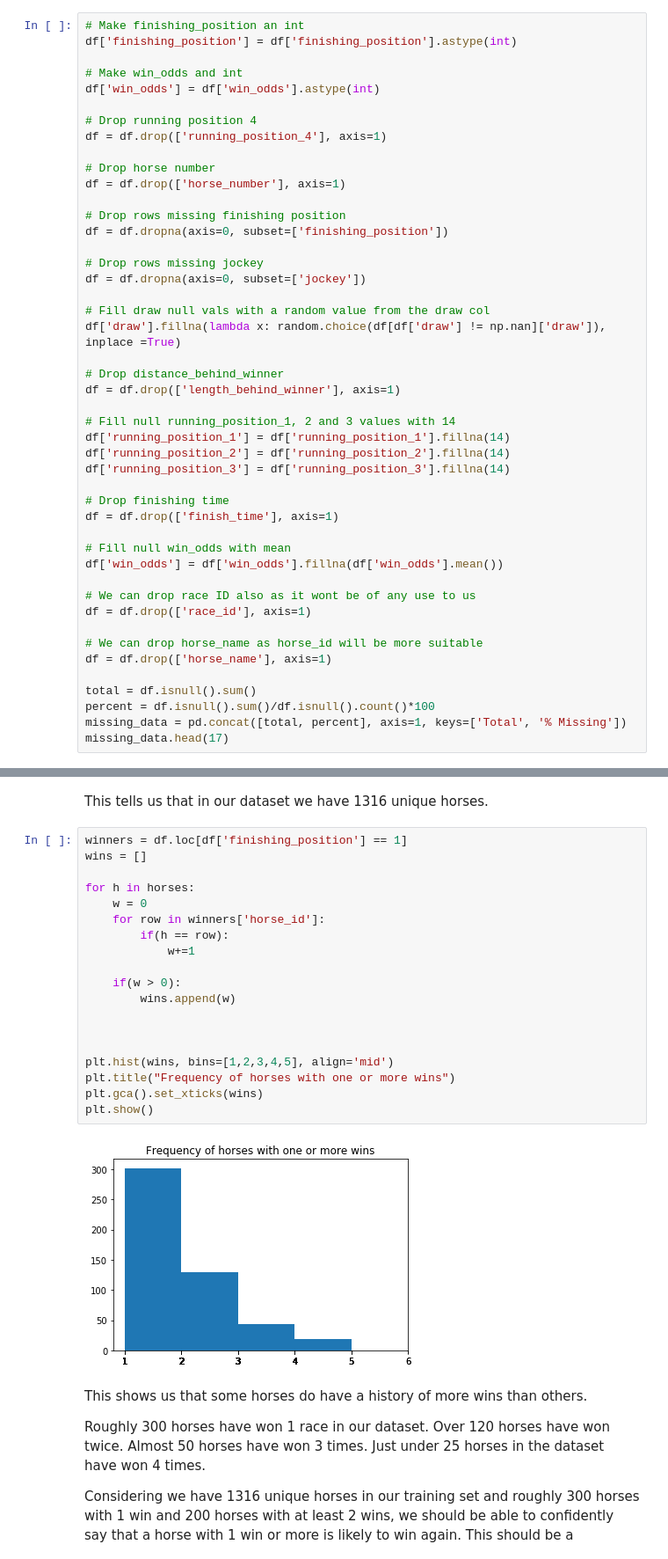
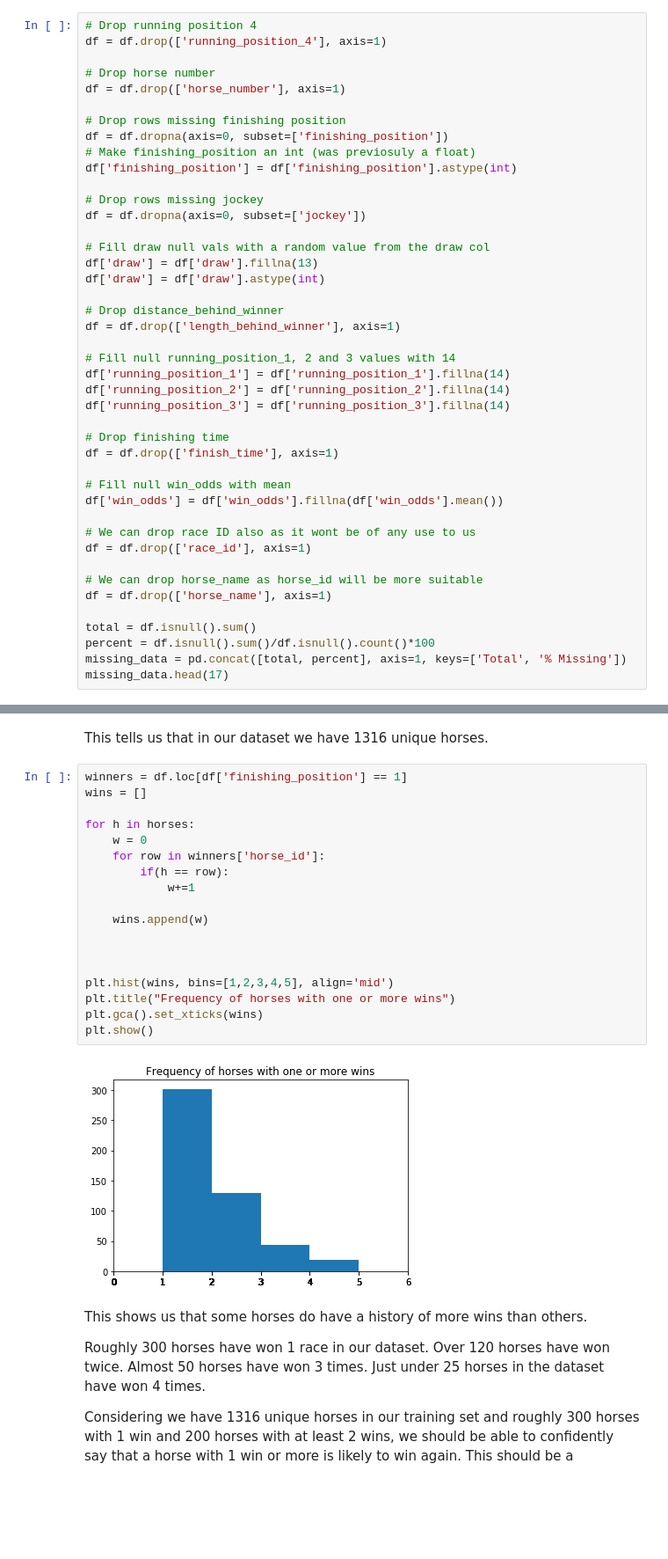
Before and after one commit to Brian950/CS4055-Project, a Jupyter notebook: cs4055-project.ipynb, the cells around one changed output, grey strips where cells are left out. Shown at 88% size. Saved outputs shown, nothing was run; the diff lists cells and outputs as text; blank space fills up the shorter version.

```diff
--- a/cs4055-project.ipynb
+++ b/cs4055-project.ipynb
@@ -195,12 +190,6 @@ In the case of missing odds values, we'll replace the null values with the mean
 
 ### How it looks afterwards:
 # %%
-# Make finishing_position an int
-df['finishing_position'] = df['finishing_position'].astype(int)
-
-# Make win_odds and int
-df['win_odds'] = df['win_odds'].astype(int)
-
 # Drop running position 4
 df = df.drop(['running_position_4'], axis=1)
 
@@ -209,12 +198,15 @@ df = df.drop(['horse_number'], axis=1)
 
 # Drop rows missing finishing position
 df = df.dropna(axis=0, subset=['finishing_position'])
+# Make finishing_position an int (was previosuly a float)
+df['finishing_position'] = df['finishing_position'].astype(int)
 
 # Drop rows missing jockey
 df = df.dropna(axis=0, subset=['jockey'])
 
 # Fill draw null vals with a random value from the draw col
-df['draw'].fillna(lambda x: random.choice(df[df['draw'] != np.nan]['draw']), inplace =True)
+df['draw'] = df['draw'].fillna(13)
+df['draw'] = df['draw'].astype(int)
 
 # Drop distance_behind_winner
 df = df.drop(['length_behind_winner'], axis=1)
@@ -279,24 +270,23 @@ This tells us that in our dataset we have 1316 unique horses.
 # %%
 winners = df.loc[df['finishing_position'] == 1]
 wins = []
 
 for h in horses:
     w = 0
     for row in winners['horse_id']:
         if(h == row):
             w+=1
 
-    if(w > 0):
-        wins.append(w)
+    wins.append(w)
 
 
 
 plt.hist(wins, bins=[1,2,3,4,5], align='mid')
 plt.title("Frequency of horses with one or more wins")
 plt.gca().set_xticks(wins)
 plt.show()
 # %% [output]
-[figure, old version]
+[figure, new version]
 # %% [markdown]
 This shows us that some horses do have a history of more wins than others.
 
```
Also changed, not shown: parts of 22 cells of this notebook, 1 other file.
